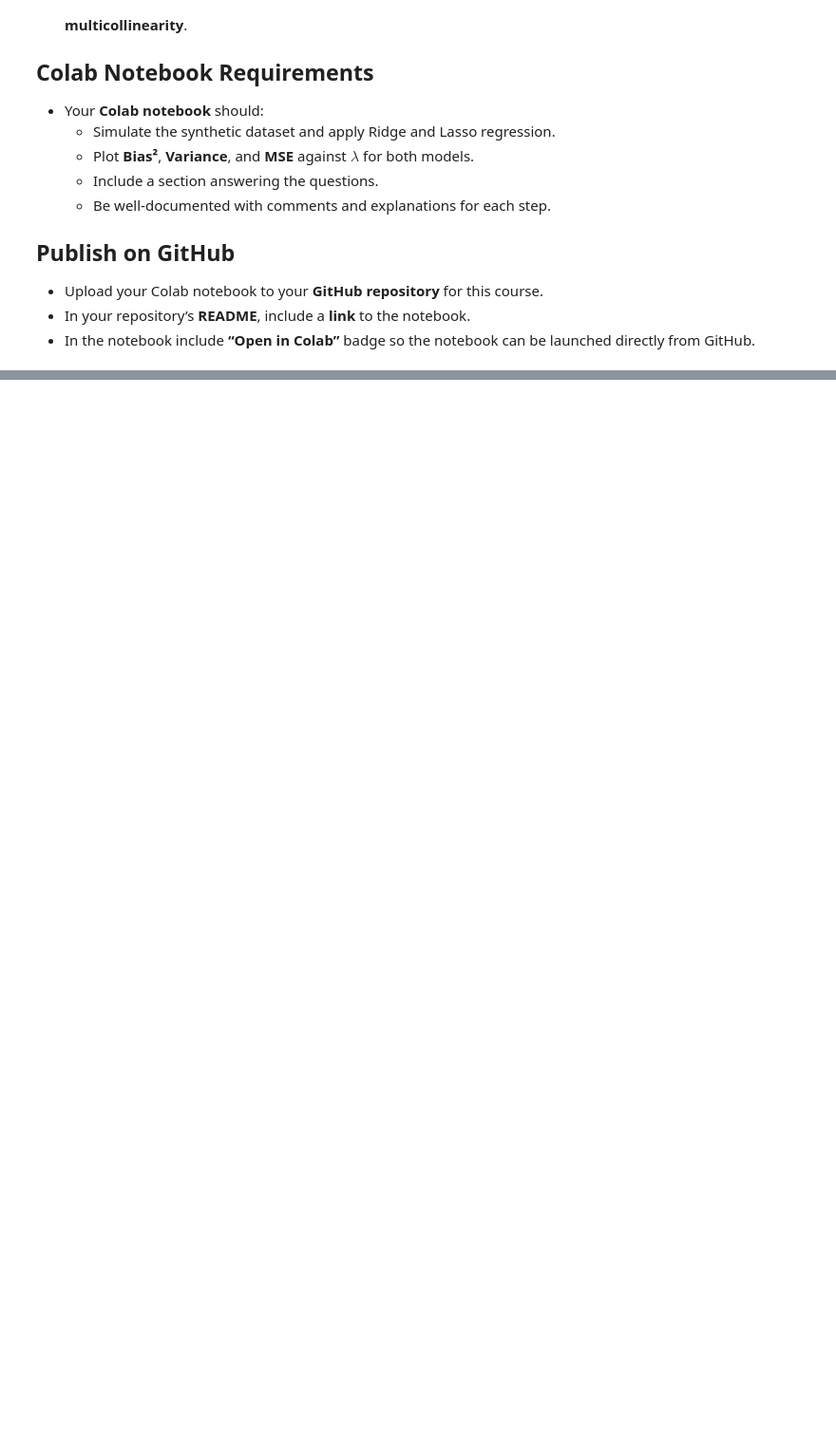
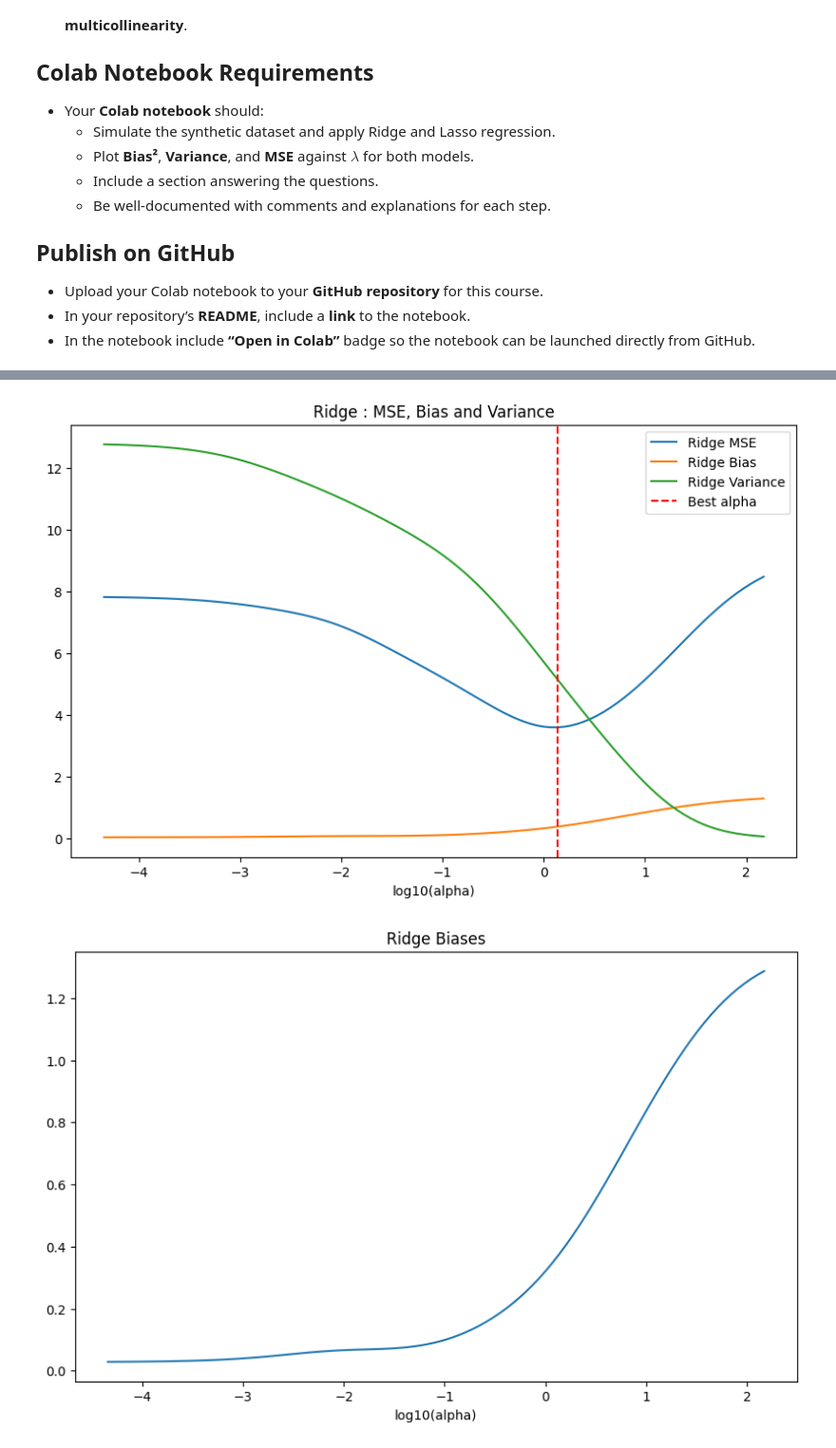
Before and after one commit to kussy29/machine_learning, a Jupyter notebook: lab04_penalized_regression.ipynb, the cells around one changed output, grey strips where cells are left out. Shown at 95% size. Cells and saved outputs as stored; diff of their text form; code cells hidden in the pictures; blank space fills up the shorter version.

```diff
--- a/lab04_penalized_regression.ipynb
+++ b/lab04_penalized_regression.ipynb
@@ -666,3 +666,25 @@ In this assignment, you will explore how **Ridge** and **Lasso** regression intr
 - Upload your Colab notebook to your **GitHub repository** for this course.
 - In your repository’s **README**, include a **link** to the notebook.
 - In the notebook include **“Open in Colab”** badge so the notebook can be launched directly from GitHub.
+# %%
+import numpy as np
+import pandas as pd
+from sklearn.linear_model import Lasso, Ridge
+from sklearn.preprocessing import StandardScaler
+import matplotlib.pyplot as plt
+
+np.random.seed(200)
+#Creating data 100 x 1000
+X=np.random.uniform(high=1,size=(100,100))
+
+betas=np.random.normal(scale=2,size=100)+1
+mask=np.random.choice([True,False],size=100,p=[0.8,0.2])
+betas[mask]=0
+
+y=np.dot(X,betas)+np.random.normal(scale=1,size=100)
+
+X_test=np.random.uniform(high=1,size=(100,100))
+y_test=np.dot(X_test,betas)+np.random.normal(scale=1,size=100)
+
+
+print(f'Number of 0s in betas {list(mask).count(True)} out of {len(mask)}')
@@ -668,0 +755,21 @@ In this assignment, you will explore how **Ridge** and **Lasso** regression intr
+# %%
+plt.figure(figsize=(10,6))
+plt.plot(log_alphas,ridge_mses,label='Ridge MSE')
+plt.plot(log_alphas,ridge_biases_2,label='Ridge Bias')
+plt.plot(log_alphas,ridge_variances,label='Ridge Variance')
+plt.axvline(x=np.log10(alpha_ridge), color='red', linestyle='--', label=f"Best alpha")
+#plt.xlim(-4,0)
+plt.title("Ridge : MSE, Bias and Variance")
+plt.xlabel("log10(alpha)")
+plt.legend()
+plt.show()
+
+
+plt.figure(figsize=(10,6))
+plt.plot(log_alphas,ridge_biases_2,label='Ridge Bias_sq')
+plt.title("Ridge Biases")
+plt.xlabel("log10(alpha)")
+plt.show()
+# %% [output]
+[figure, added]
+[figure, added]
```
Also changed, not shown: parts of 3 cells of this notebook.
